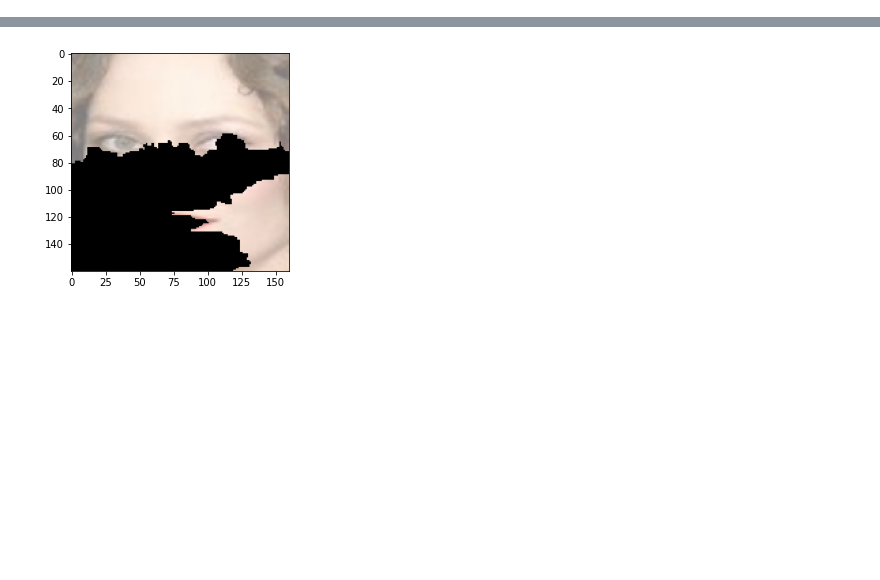
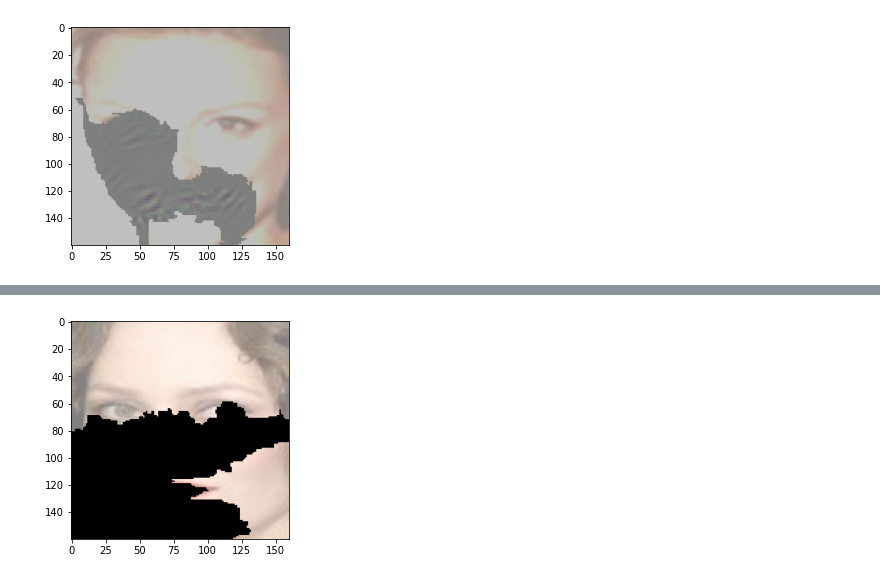
Before and after one commit to iamgroot42/FormEstDistRisks, a Jupyter notebook: implems/fair_lime.ipynb, the cells around one changed output, grey strips where cells are left out. Saved outputs shown, nothing was run; the diff lists cells and outputs as text; code cells hidden in the pictures; blank space fills up the shorter version.

```diff
--- a/implems/fair_lime.ipynb
+++ b/implems/fair_lime.ipynb
@@ -105,2 +110,45 @@ def get_scores(model):
+# %%
+def mask_auto_complete(model, image, mask, target, lr):
+    loss_fn = nn.BCEWithLogitsLoss()
+    image_ = image/255
+    x_opt = ch.from_numpy(image_).cuda()
+    x_opt = x_opt.permute(2, 0, 1).float()
+
+    mask_ = ch.from_numpy(1 - mask).cuda()
+    mask_ = ch.unsqueeze(ch.unsqueeze(mask_, 0), 0)
+    mask_ = mask_.repeat(1, 3, 1, 1)
+
+    gt = ch.tensor([[target]]).cuda()
+
+    inp = ch.unsqueeze((x_opt - 0.5)/0.5, 0).clone() * (1 - mask_)
+
+    # Fill balck with average color of image?
+    inp = Variable(inp, requires_grad=True)
+
+    iterator = tqdm(range(150))
+    for i in iterator:
+        logit = model(inp)
+
+        loss = loss_fn(logit, gt)
+        loss.backward(ch.ones_like(loss), retain_graph=True)
+
+        # Back-flow of gradient
+        # But only where mask permits it
+        inp.data -= (lr * inp.grad * mask_)
+
+        # Clamp back image into (-0.5, 0.5)
+        inp.data = ch.clamp(inp.data, -0.5, 0.5)
+
+        iterator.set_description("Loss: %.4f" % loss.item())
+
+    return inp.detach().cpu().clone()
+# %%
+temp_autofill = mask_auto_complete(model, temp, 1 - mask,
+                                   target=1.,
+                                   lr=0.0001)
+# %%
+show_image(temp_autofill[0])
+# %% [output]
+[figure, added]
 # %%
 model = get_model("/u/as9rw/work/fnb/implems/celeba_models_split/70_30/split_1/all/augment_vggface/10_0.928498243559719.pth")
```
Also changed, not shown: parts of 6 cells of this notebook, 8 other files.
